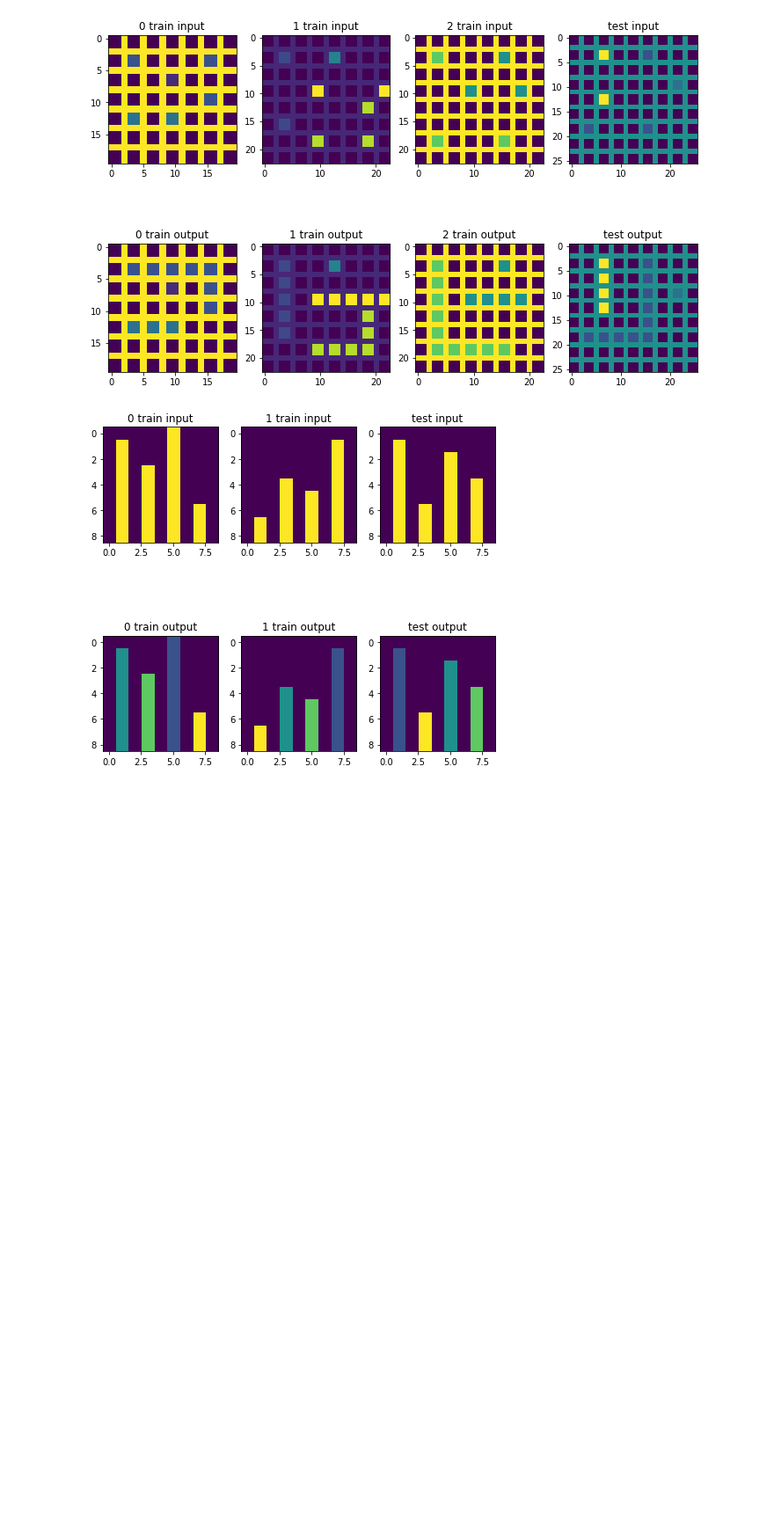
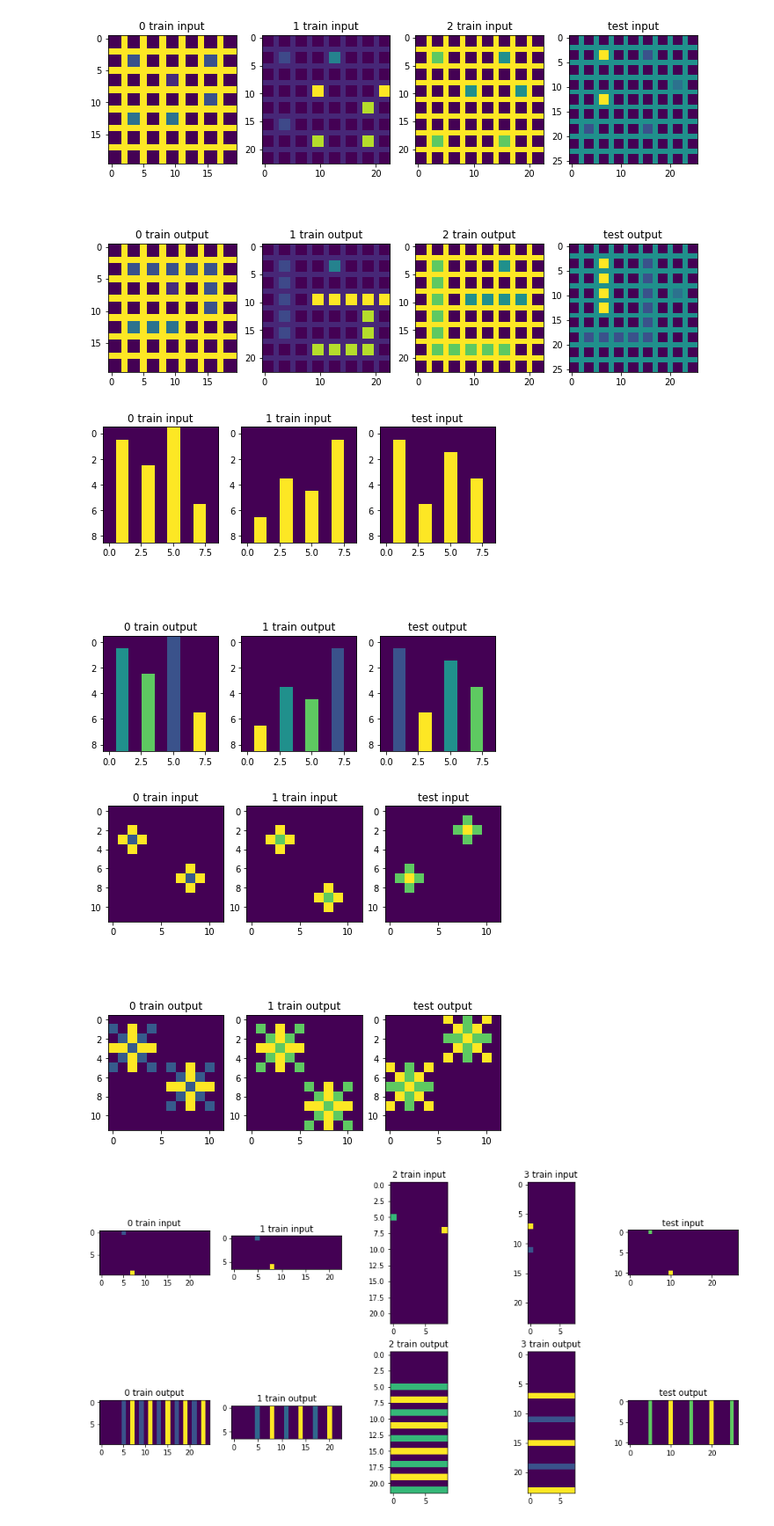
Before and after one commit to ctwayen/ARC, a Jupyter notebook: load data.ipynb, the cells around one changed output. Shown at 88% size. Cells and saved outputs as stored; diff of their text form; code cells hidden in the pictures; blank space fills up the shorter version.

```diff
--- a/load data.ipynb
+++ b/load data.ipynb
@@ -72,3 +109,9 @@ for i in range(3, 10):
 [figure]
 [figure]
 [figure]
+# %%
+for i in range(11, 21):
+    display_task(i)
+# %% [output]
+[figure, added]
+[figure, added]
```
Also changed, not shown: parts of 10 cells of this notebook, 1 other file.
